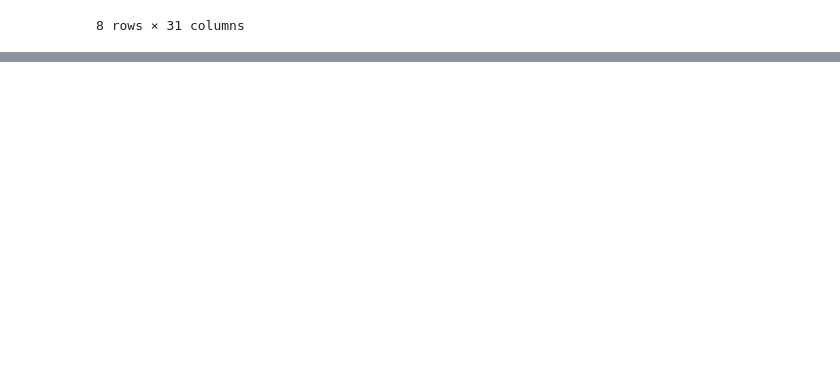
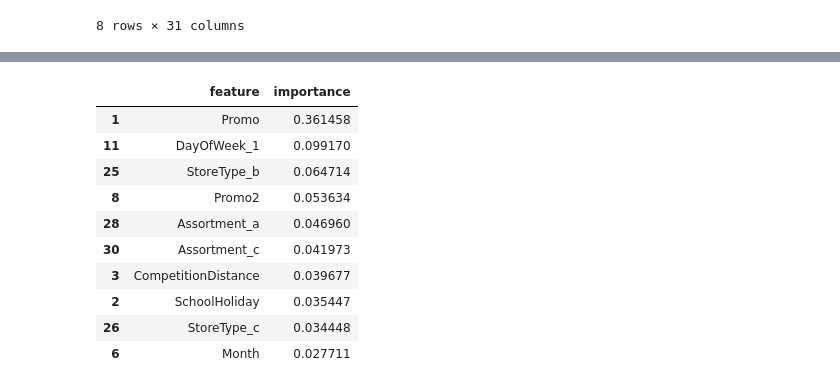
Before and after one commit to Imran1hp/Machine-Learning, a Jupyter notebook: Gradient_boosting.ipynb, the cells around one changed output, grey strips where cells are left out. Drawn from its saved outputs; the diff is of its cells as text; code cells hidden in the pictures; blank space fills up the shorter version.

```diff
--- a/Gradient_boosting.ipynb
+++ b/Gradient_boosting.ipynb
@@ -427,0 +476,14 @@ X_test.describe()
+# %%
+importance_df.head(10)
+# %% [output]
+|  | feature | importance |
+| 1 | Promo | 0.361458 |
+| 11 | DayOfWeek_1 | 0.099170 |
+| 25 | StoreType_b | 0.064714 |
+| 8 | Promo2 | 0.053634 |
+| 28 | Assortment_a | 0.046960 |
+| 30 | Assortment_c | 0.041973 |
+| 3 | CompetitionDistance | 0.039677 |
+| 2 | SchoolHoliday | 0.035447 |
+| 26 | StoreType_c | 0.034448 |
+| 6 | Month | 0.027711 |
```
Also changed, not shown: parts of 13 cells of this notebook.
